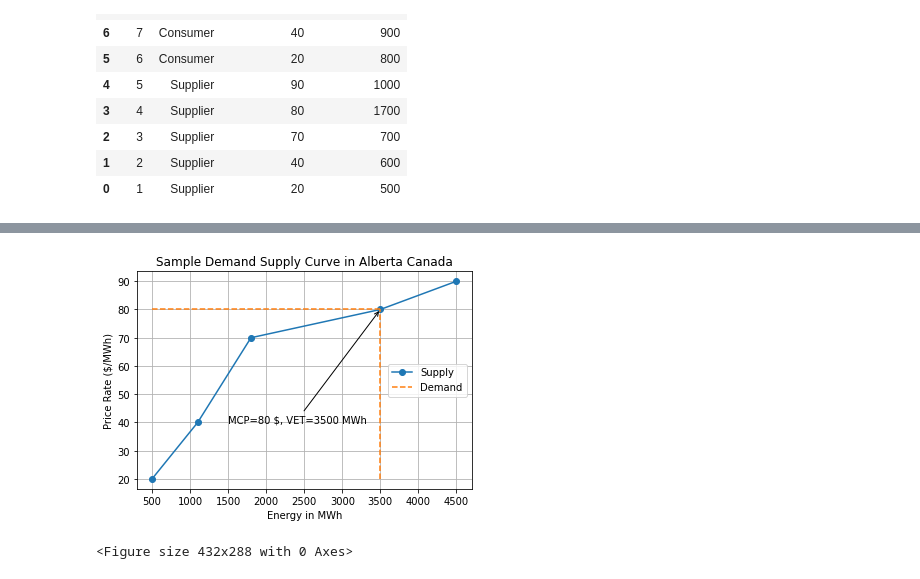
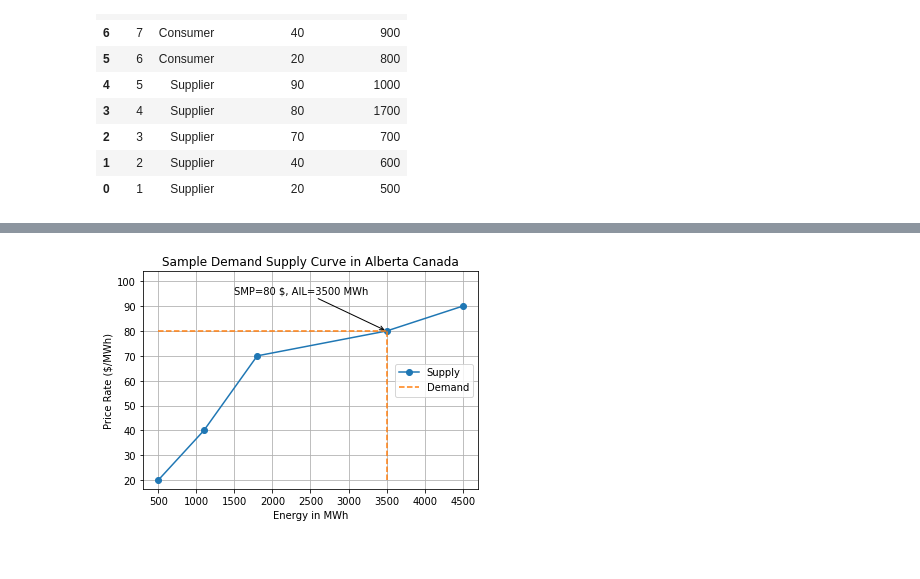
Before and after one commit to CaixiangFan/bpet-contracts, a Jupyter notebook: scripts/python/dataProcess.ipynb, the cells around one changed output, grey strips where cells are left out. Drawn from its saved outputs; the diff is of its cells as text; code cells hidden in the pictures.

Commit message:
update moe plots

```diff
--- a/scripts/python/dataProcess.ipynb
+++ b/scripts/python/dataProcess.ipynb
@@ -435,21 +435,21 @@ plt.savefig('Australia_moe.pdf')
 # %%
 fig, ax = plt.subplots()
 ax.plot(supply_cumsum, supply_price, marker='o', label='Supply')
 ax.hlines(y=[80], xmin=500, xmax=3500, color='tab:orange', linestyle='--', label='Demand')
 ax.vlines(x=[3500], ymin=20, ymax=80, color='tab:orange',  linestyle='--')
 ax.set_title('Sample Demand Supply Curve in Alberta Canada')
-ax.annotate("MCP=80 $, VET=3500 MWh",
+ax.annotate("SMP=80 $, AIL=3500 MWh",
             xy=(3500, 80), xycoords='data',
-            xytext=(1500, 40), textcoords='data',
+            xytext=(1500, 95), textcoords='data',
             arrowprops=dict(arrowstyle="->",
                             connectionstyle="arc3"),
             )
 ax.set_xlabel('Energy in MWh')
 ax.set_ylabel('Price Rate ($/MWh)')
+ax.set_ylim(top=104)
 ax.grid()
 ax.legend(loc='right')
 plt.show()
-plt.savefig('Alberta_moe.pdf')
+fig.savefig('Alberta_moe.pdf')
 # %% [output]
-[figure, old version]
+[figure, new version]
-<Figure size 432x288 with 0 Axes>
```
Also changed, not shown: parts of 1 cell of this notebook, 2 other files.
